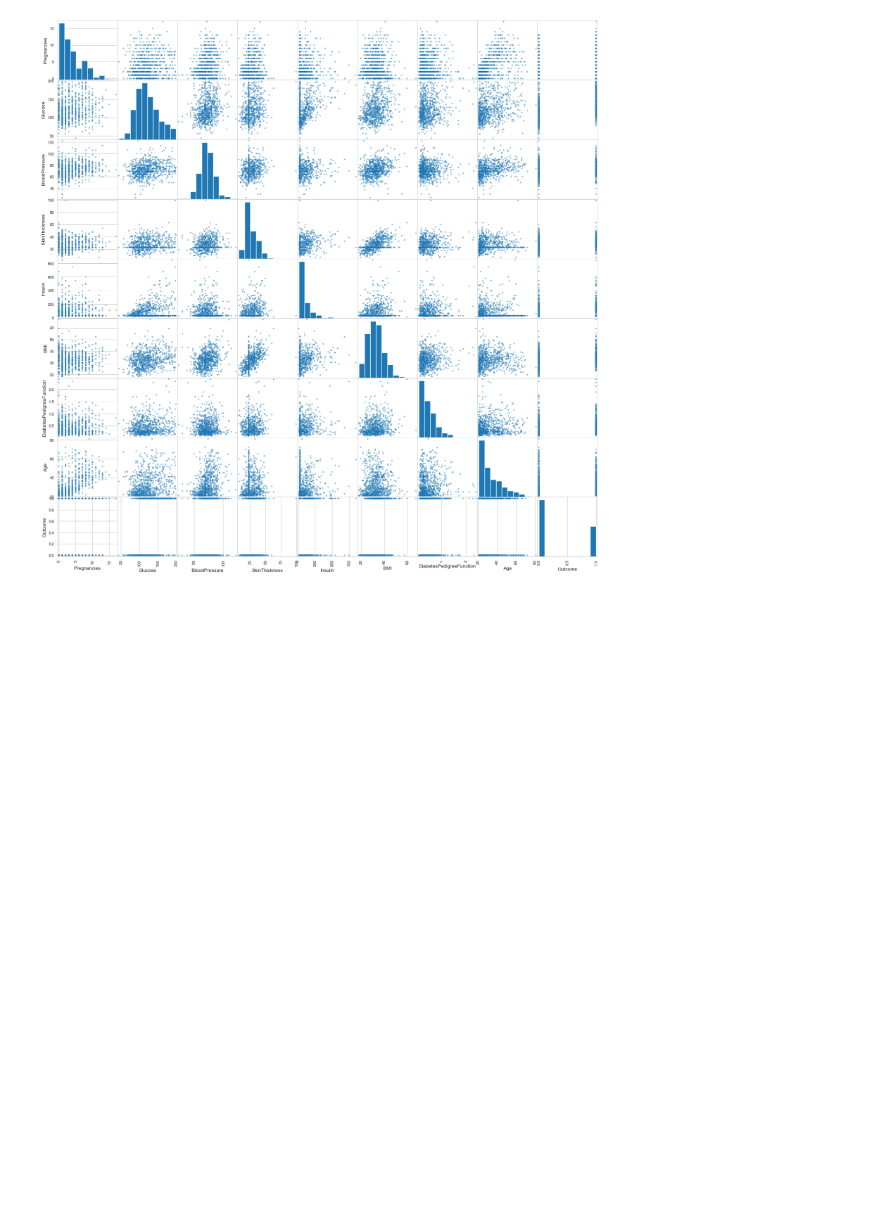
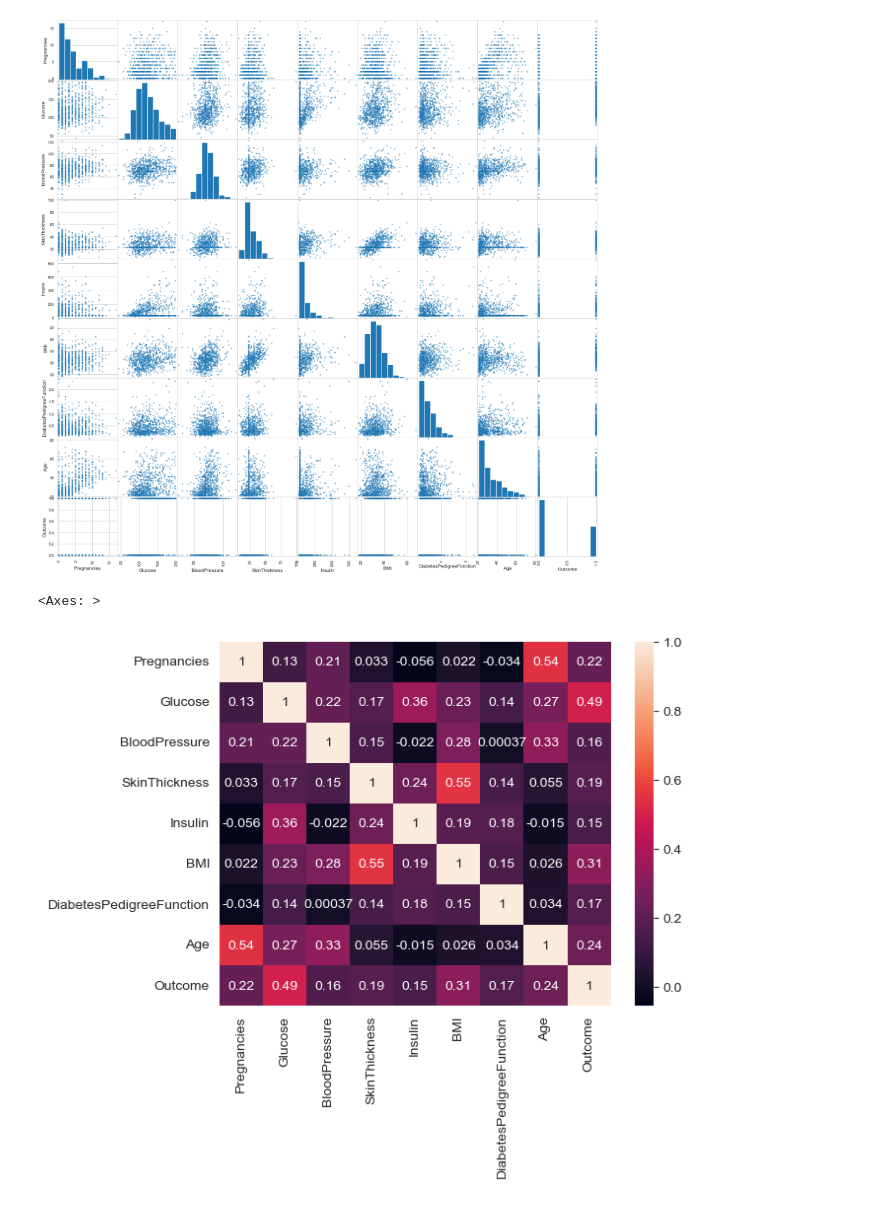
Before and after one commit to keithmmc/dataprojects, a Jupyter notebook: diabetes.ipynb, the cells around one changed output. Saved outputs shown, nothing was run; the diff lists cells and outputs as text; code cells hidden in the pictures; blank space fills up the shorter version.

```diff
--- a/diabetes.ipynb
+++ b/diabetes.ipynb
@@ -158,3 +158,9 @@ array([[<Axes: xlabel='Pregnancies', ylabel='Pregnancies'>,
         <Axes: xlabel='Age', ylabel='Outcome'>,
         <Axes: xlabel='Outcome', ylabel='Outcome'>]], dtype=object)
 [figure]
+# %%
+corrmat=df.corr()
+sns.heatmap(corrmat, annot=True)
+# %% [output]
+<Axes: >
+[figure, added]
```
Also changed, not shown: parts of 5 cells of this notebook.
